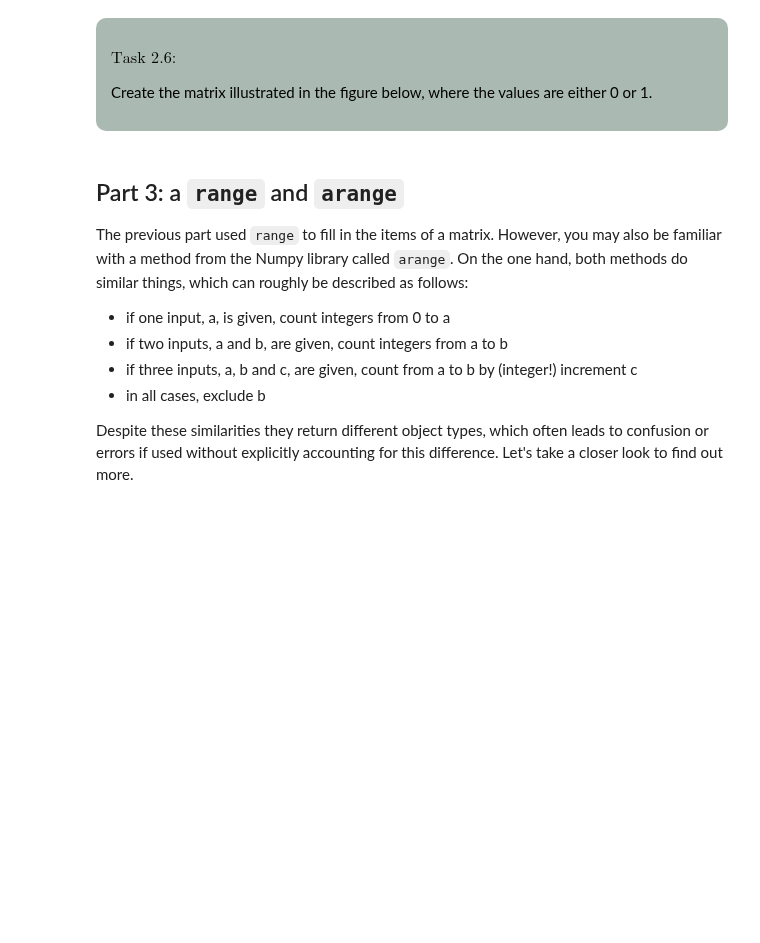
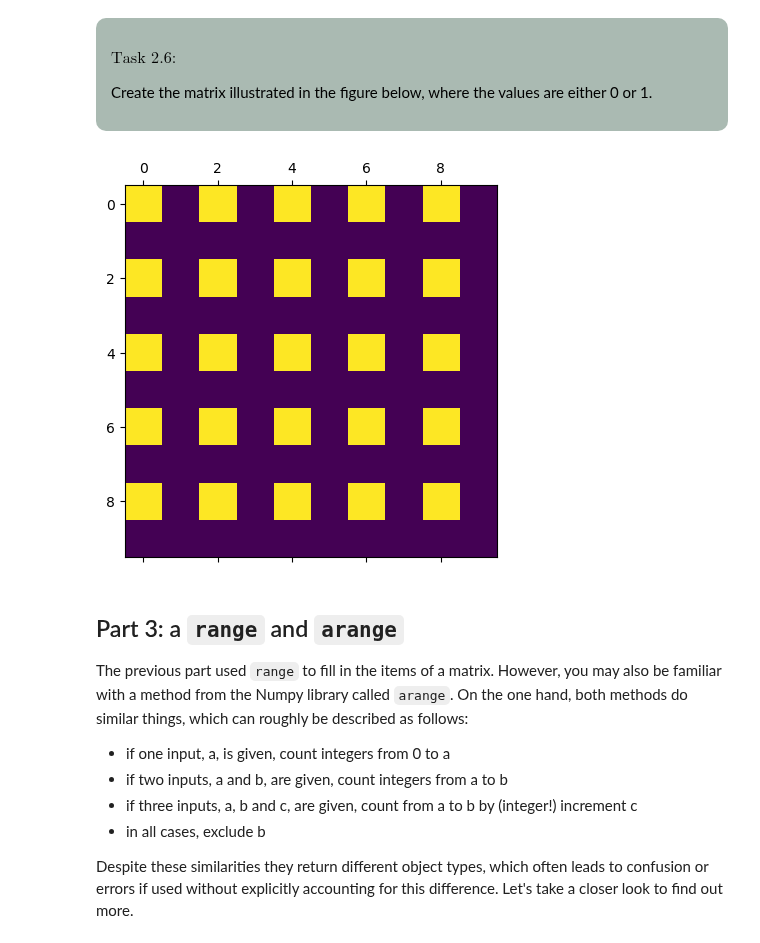
Before and after one commit to MUDE-2025/PA1.2, a Jupyter notebook: PA_1_2_Boxes_and_Bugs.ipynb, the cells around one changed output. Saved outputs shown, nothing was run; the diff lists cells and outputs as text; code cells hidden in the pictures; blank space fills up the shorter version.

```diff
--- a/PA_1_2_Boxes_and_Bugs.ipynb
+++ b/PA_1_2_Boxes_and_Bugs.ipynb
@@ -254,6 +254,28 @@ $\text{Task 2.6:}$
 Create the matrix illustrated in the figure below, where the values are either 0 or 1.
 </p>
 </div>
+# %%
+A = # YOUR_CODE_LINE_HERE
+for i in # YOUR_CODE_LINE_HERE:
+    # YOUR_CODE_LINE_HERE
+
+plt.matshow(A)
+plt.show()
+
+assert A.shape==(10, 10)
+assert A.sum()==25
+# %%
+A = np.zeros((10, 10))
+for i in range(0, 10, 2):
+    A[i, range(0, 10, 2)] = 1
+
+plt.matshow(A)
+plt.show()
+
+assert A.shape==(10, 10)
+assert A.sum()==25
+# %% [output]
+[figure, added]
 # %% [markdown]
 ## Part 3: a `range` and `arange`
 
```
